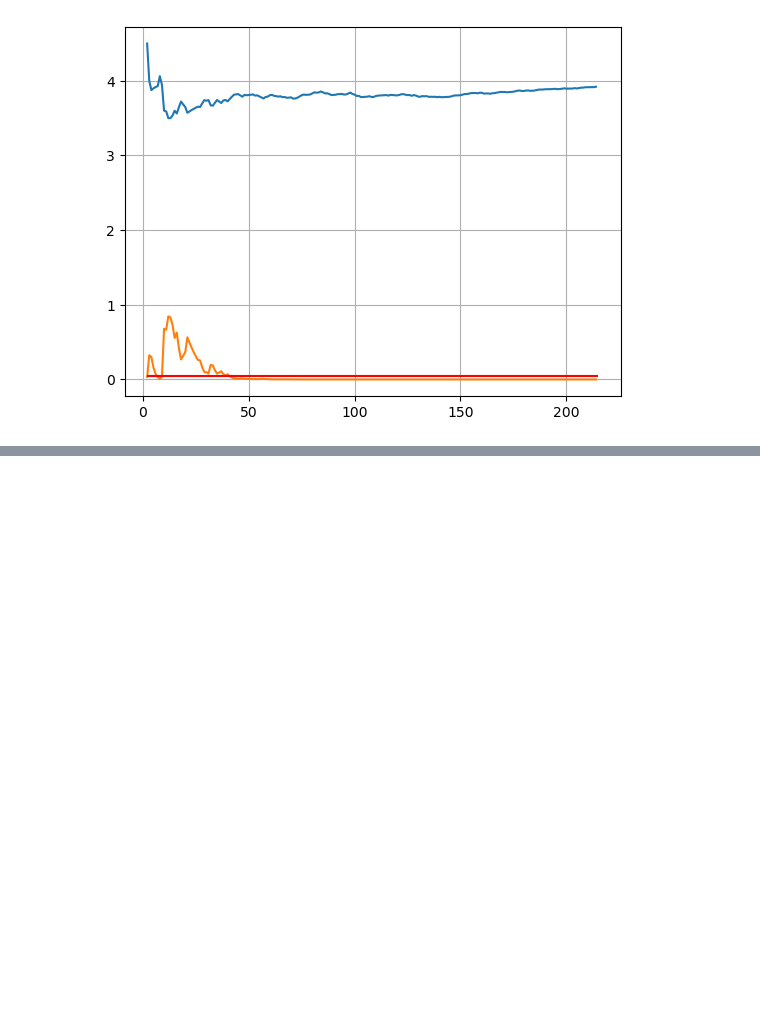
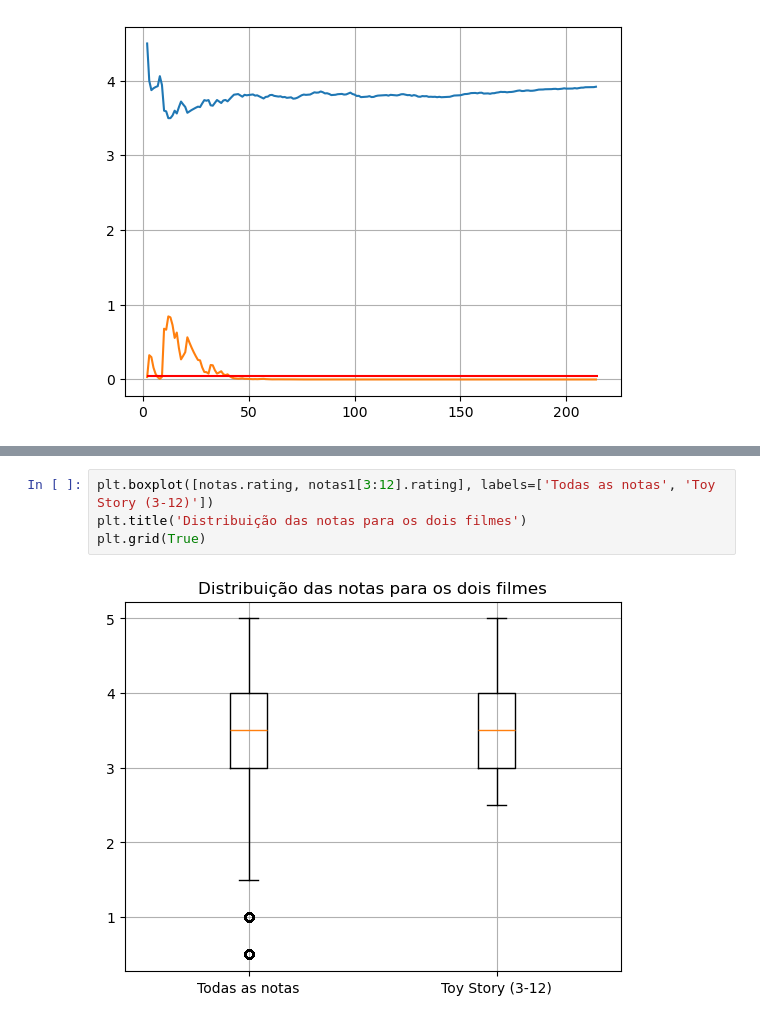
Before and after one commit to naimeaiub/Analise-Estatistica-IBGE, a Jupyter notebook: 4. Data Science - testes estatisticos com python/Data_Science_-_Introducao_a_testes.ipynb, the cells around one changed output, grey strips where cells are left out. Saved outputs shown, nothing was run; the diff lists cells and outputs as text; blank space fills up the shorter version.

```diff
--- a/4. Data Science - testes estatisticos com python/Data_Science_-_Introducao_a_testes.ipynb
+++ b/4. Data Science - testes estatisticos com python/Data_Science_-_Introducao_a_testes.ipynb
@@ -473,0 +508,6 @@ plt.hlines(y = 0.05, xmin = 2, xmax = len(temp), colors='red')
+# %%
+plt.boxplot([notas.rating, notas1[3:12].rating], labels=['Todas as notas', 'Toy Story (3-12)'])
+plt.title('Distribuição das notas para os dois filmes')
+plt.grid(True)
+# %% [output]
+[figure, added]
```
Also changed, not shown: parts of 8 cells of this notebook.
